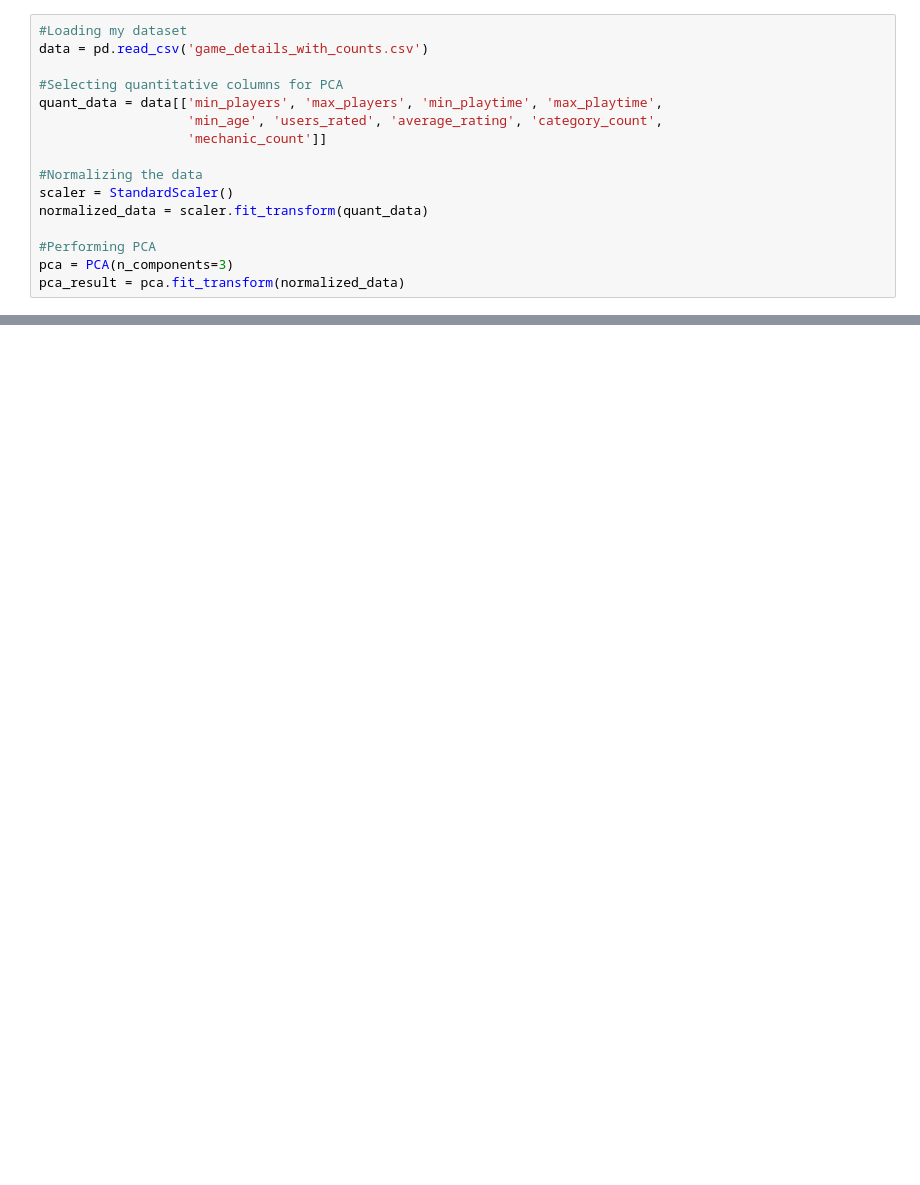
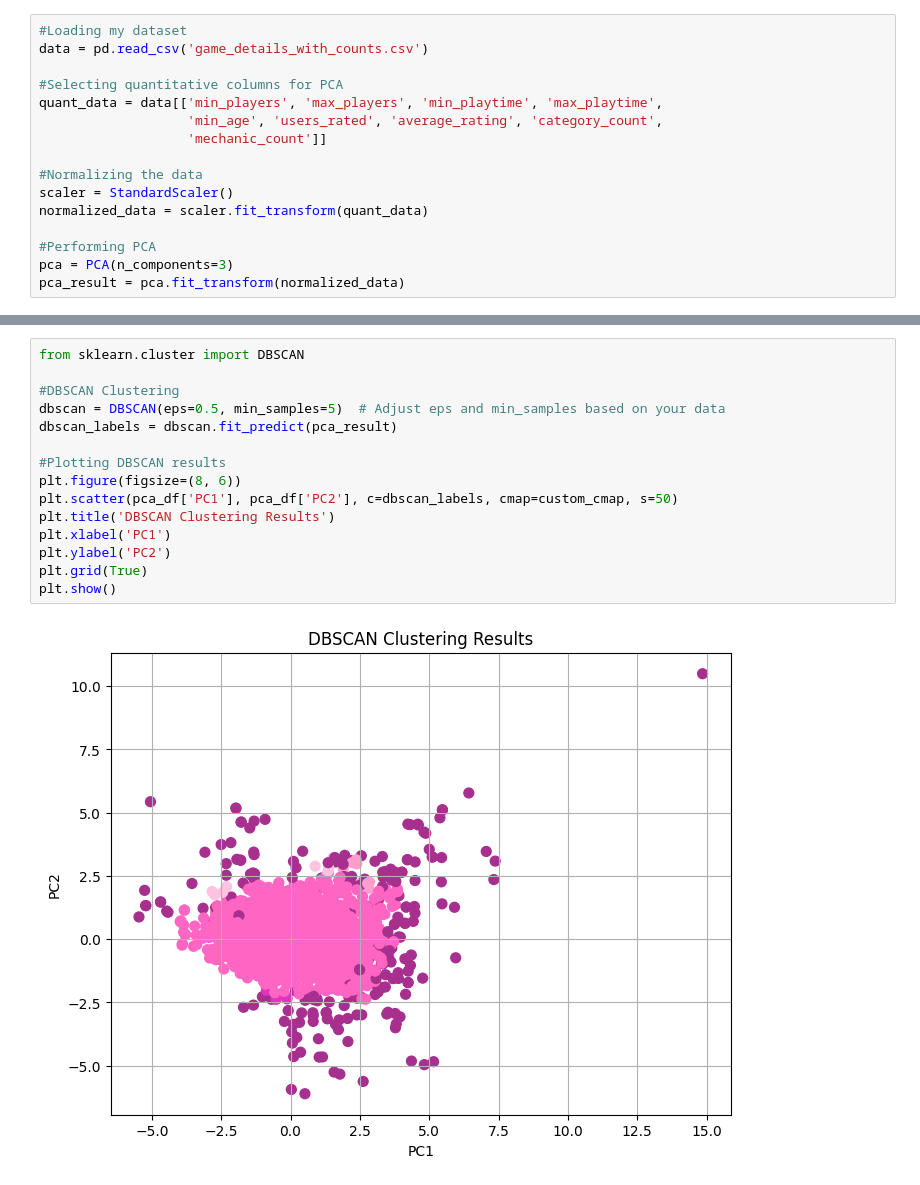
Before and after one commit to KenzieHensel/Project, a Jupyter notebook: Module_2/Clustering.ipynb, the cells around one changed output, grey strips where cells are left out. Cells and saved outputs as stored; diff of their text form; blank space fills up the shorter version.

```diff
--- a/Module_2/Clustering.ipynb
+++ b/Module_2/Clustering.ipynb
@@ -94,0 +133,17 @@ for k in chosen_k_values:
+# %%
+from sklearn.cluster import DBSCAN
+
+#DBSCAN Clustering
+dbscan = DBSCAN(eps=0.5, min_samples=5)  # Adjust eps and min_samples based on your data
+dbscan_labels = dbscan.fit_predict(pca_result)
+
+#Plotting DBSCAN results
+plt.figure(figsize=(8, 6))
+plt.scatter(pca_df['PC1'], pca_df['PC2'], c=dbscan_labels, cmap=custom_cmap, s=50)
+plt.title('DBSCAN Clustering Results')
+plt.xlabel('PC1')
+plt.ylabel('PC2')
+plt.grid(True)
+plt.show()
+# %% [output]
+[figure, added]
```
Also changed, not shown: parts of 11 cells of this notebook.
